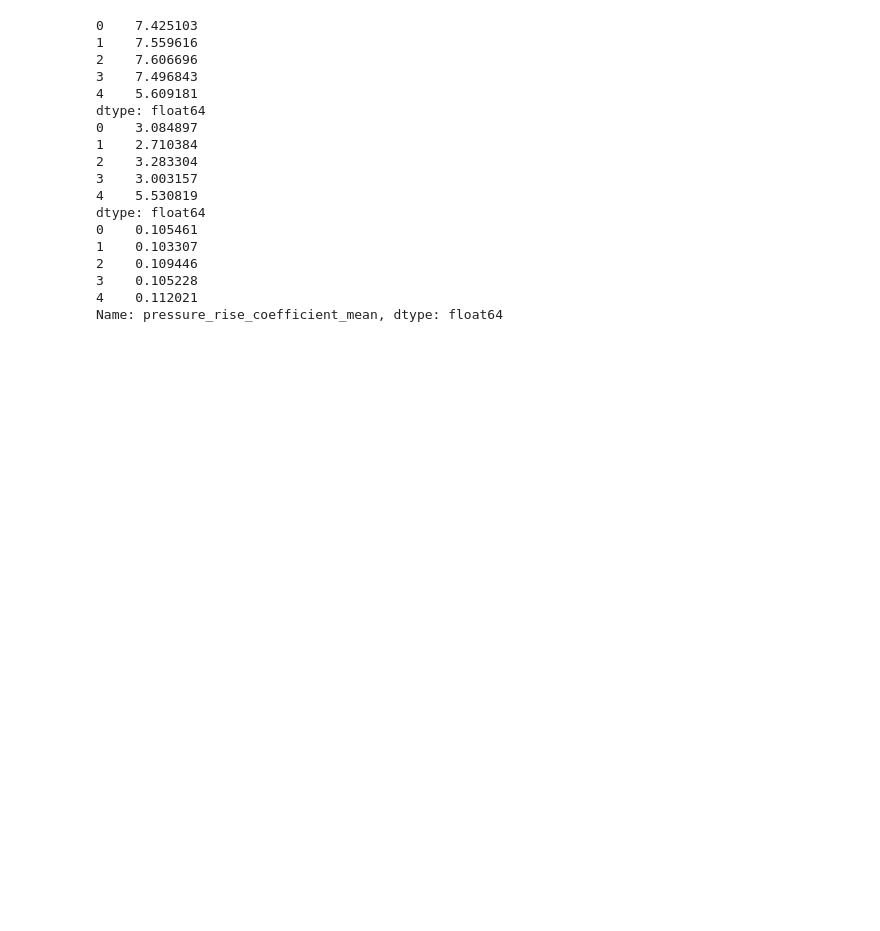
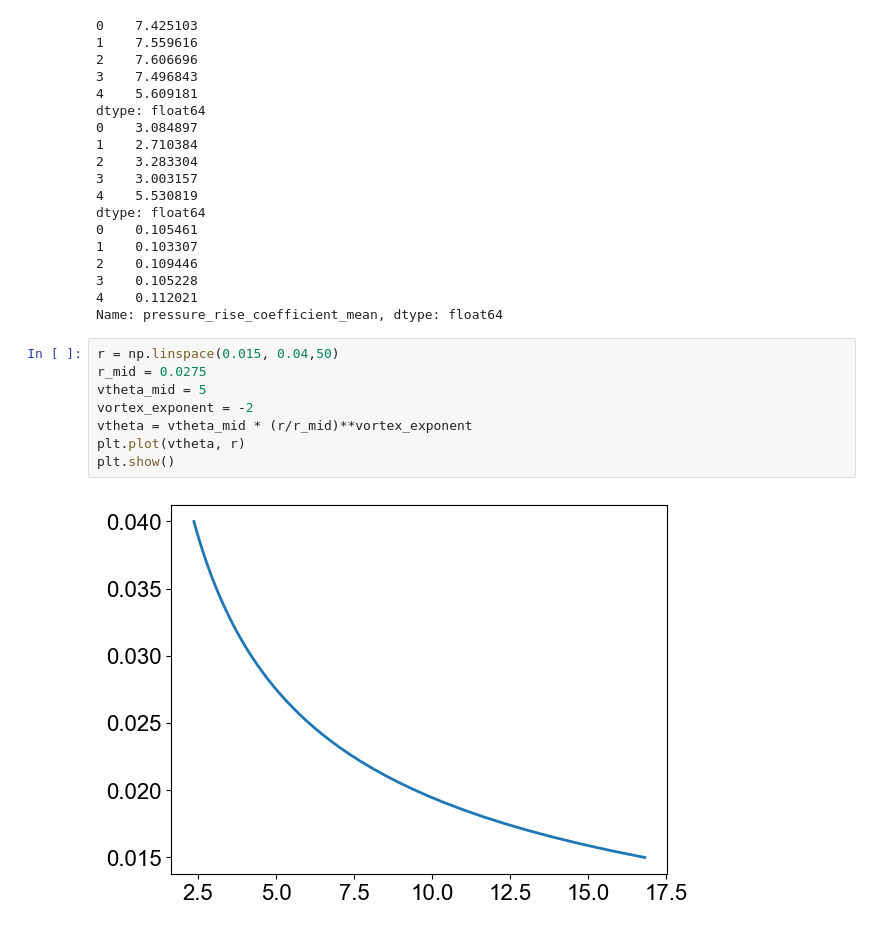
Before and after one commit to angus-chisholm/low-re-fan, a Jupyter notebook: results_plotter.ipynb, the cells around one changed output. Saved outputs shown, nothing was run; the diff lists cells and outputs as text; blank space fills up the shorter version.

```diff
--- a/results_plotter.ipynb
+++ b/results_plotter.ipynb
@@ -455,3 +521,13 @@ dtype: float64
 3    0.105228
 4    0.112021
 Name: pressure_rise_coefficient_mean, dtype: float64
+# %%
+r = np.linspace(0.015, 0.04,50)
+r_mid = 0.0275
+vtheta_mid = 5
+vortex_exponent = -2
+vtheta = vtheta_mid * (r/r_mid)**vortex_exponent
+plt.plot(vtheta, r)
+plt.show()
+# %% [output]
+[figure, added]
```
Also changed, not shown: parts of 16 cells of this notebook, 42 other files.
